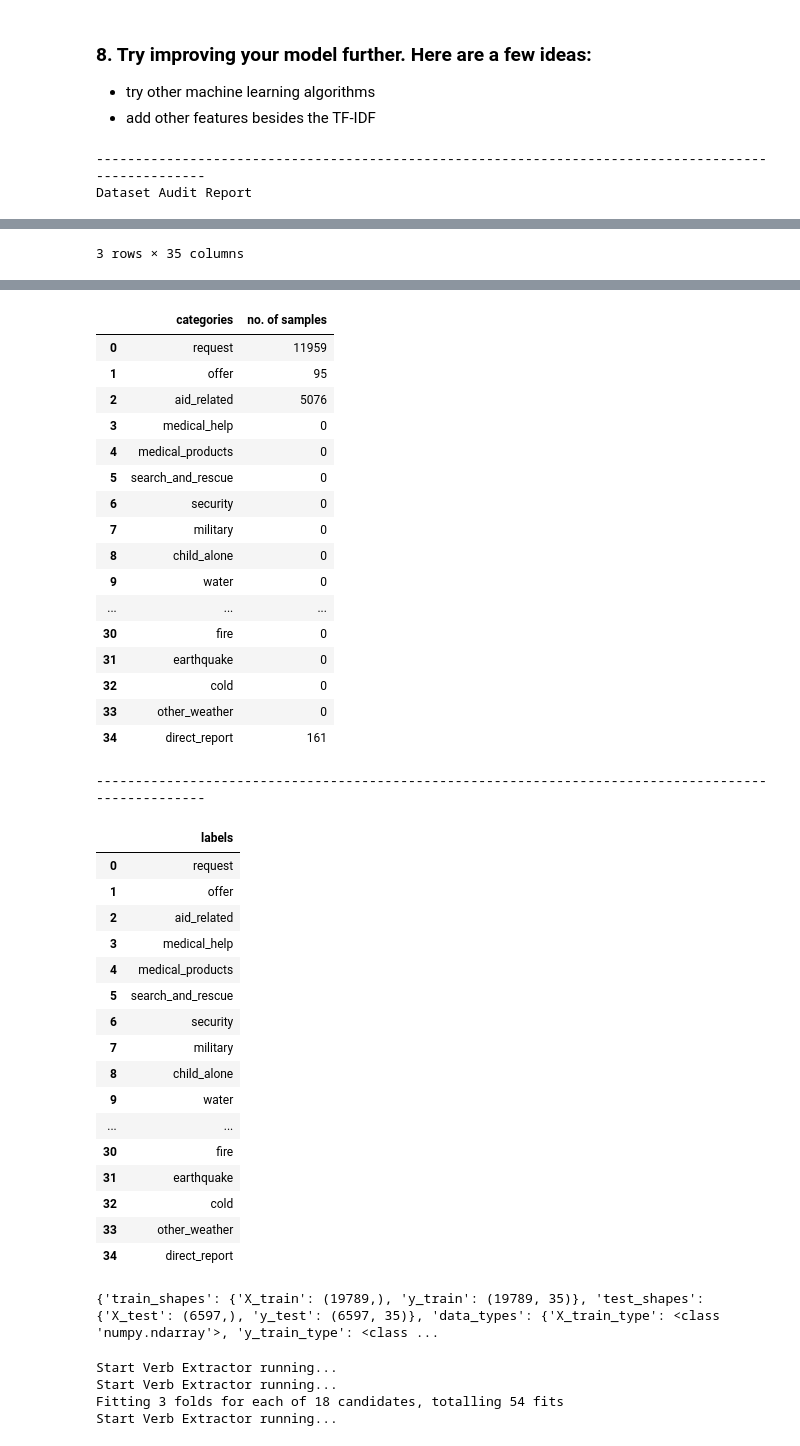
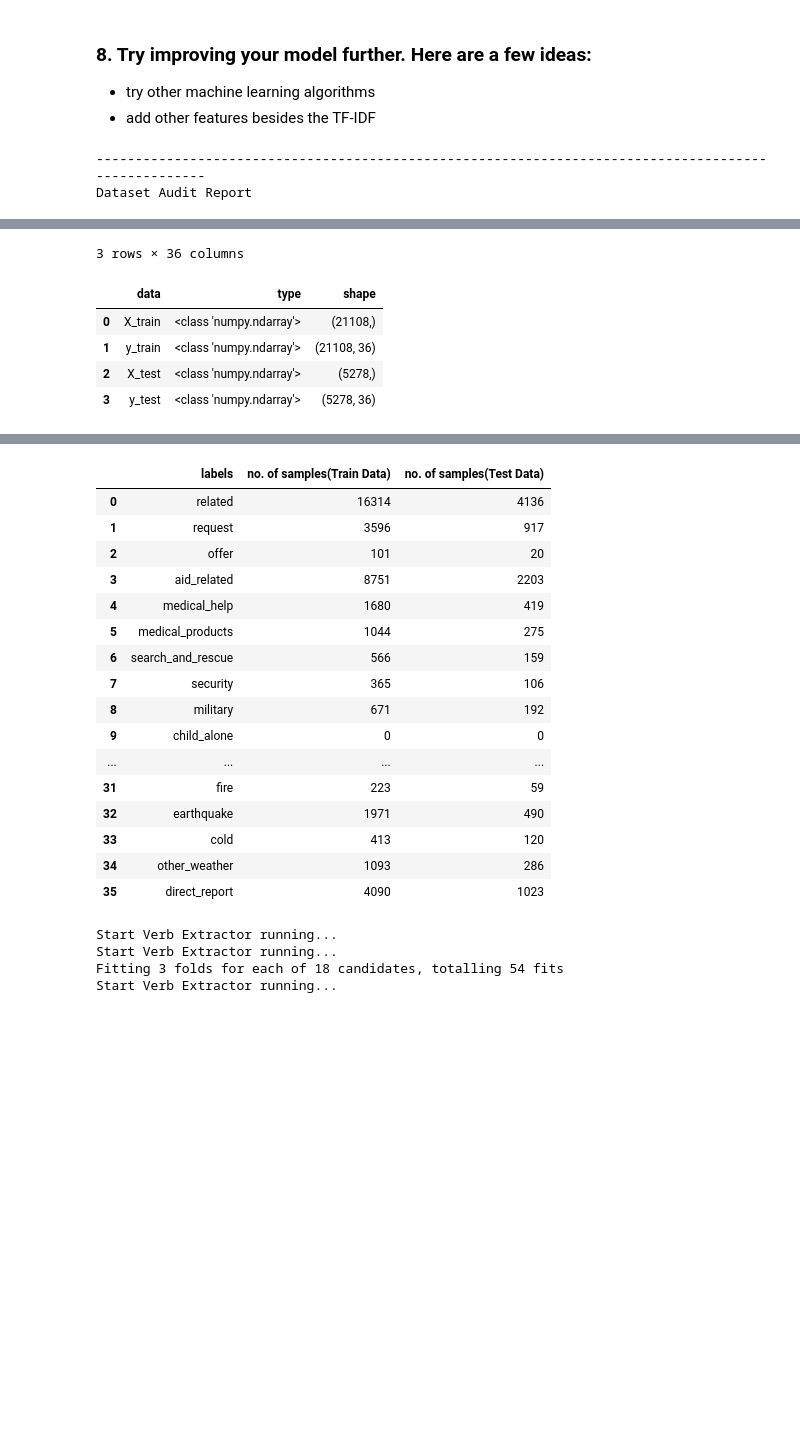
Before and after one commit to EmmanuelEzenwere/ERpager, a Jupyter notebook: workspace/ML Pipeline Preparation.ipynb, the cells around one changed output, grey strips where cells are left out. Cells and saved outputs as stored; diff of their text form; code cells hidden in the pictures; blank space fills up the shorter version.

```diff
--- a/workspace/ML Pipeline Preparation.ipynb
+++ b/workspace/ML Pipeline Preparation.ipynb
@@ -69,9 +69,3 @@ from sklearn.pipeline import FeatureUnion,Pipeline
 [nltk_data] Downloading package punkt_tab to
 [nltk_data]     /Users/emmanuele/nltk_data...
 [nltk_data]   Package punkt_tab is already up-to-date!
-# %%
-db_path = '../data/DisasterResponse.db'
-conn_engine = create_engine("sqlite:///"+db_path)
-    # Load data from a specific table into a DataFrame
-df = pd.read_sql_table("cleandata", con=conn_engine)
-display(df)
@@ -1064,7 +932,7 @@ X_train, X_test, y_train, y_test = train_test_split(X, y)
 # class_weight='balanced'
 # X_train, X_test, y_train, y_test = train_test_split(X, y, stratify=y)
 # %%
-print(audit_data(X_train, y_train, classes, X_test, y_test))
+data_audit_report = audit_data(X_train, y_train, classes, X_test, y_test)
 # %% [output]
 ----------------------------------------------------------------------------------------------------
 Dataset Audit Report
@@ -1079,2 +947,7 @@ Dataset Audit Report
-3 rows × 35 columns
+3 rows × 36 columns
+|  | data | type | shape |
+| 0 | X_train | <class 'numpy.ndarray'> | (21108,) |
+| 1 | y_train | <class 'numpy.ndarray'> | (21108, 36) |
+| 2 | X_test | <class 'numpy.ndarray'> | (5278,) |
+| 3 | y_test | <class 'numpy.ndarray'> | (5278, 36) |
 ----------------------------------------------------------------------------------------------------
@@ -1100,39 +955,20 @@ Class Distribution in Training Set:
-|  | categories | no. of samples |
-| 0 | request | 11959 |
-| 1 | offer | 95 |
-| 2 | aid_related | 5076 |
-| 3 | medical_help | 0 |
-| 4 | medical_products | 0 |
-| 5 | search_and_rescue | 0 |
-| 6 | security | 0 |
-| 7 | military | 0 |
-| 8 | child_alone | 0 |
-| 9 | water | 0 |
-| ... | ... | ... |
-| 30 | fire | 0 |
-| 31 | earthquake | 0 |
-| 32 | cold | 0 |
-| 33 | other_weather | 0 |
-| 34 | direct_report | 161 |
-----------------------------------------------------------------------------------------------------
-|  | labels |
-| 0 | request |
-| 1 | offer |
-| 2 | aid_related |
-| 3 | medical_help |
-| 4 | medical_products |
-| 5 | search_and_rescue |
-| 6 | security |
-| 7 | military |
-| 8 | child_alone |
-| 9 | water |
-| ... | ... |
-| 30 | fire |
-| 31 | earthquake |
-| 32 | cold |
-| 33 | other_weather |
-| 34 | direct_report |
+|  | labels | no. of samples(Train Data) | no. of samples(Test Data) |
+| 0 | related | 16314 | 4136 |
+| 1 | request | 3596 | 917 |
+| 2 | offer | 101 | 20 |
+| 3 | aid_related | 8751 | 2203 |
+| 4 | medical_help | 1680 | 419 |
+| 5 | medical_products | 1044 | 275 |
+| 6 | search_and_rescue | 566 | 159 |
+| 7 | security | 365 | 106 |
+| 8 | military | 671 | 192 |
+| 9 | child_alone | 0 | 0 |
+| ... | ... | ... | ... |
+| 31 | fire | 223 | 59 |
+| 32 | earthquake | 1971 | 490 |
+| 33 | cold | 413 | 120 |
+| 34 | other_weather | 1093 | 286 |
+| 35 | direct_report | 4090 | 1023 |
-{'train_shapes': {'X_train': (19789,), 'y_train': (19789, 35)}, 'test_shapes': {'X_test': (6597,), 'y_test': (6597, 35)}, 'data_types': {'X_train_type': <class 'numpy.ndarray'>, 'y_train_type': <class ...
 # %%
 new_model = build_model()
 new_model.fit(X_train, y_train)
```
Also changed, not shown: parts of 18 cells of this notebook, 14 other files.
